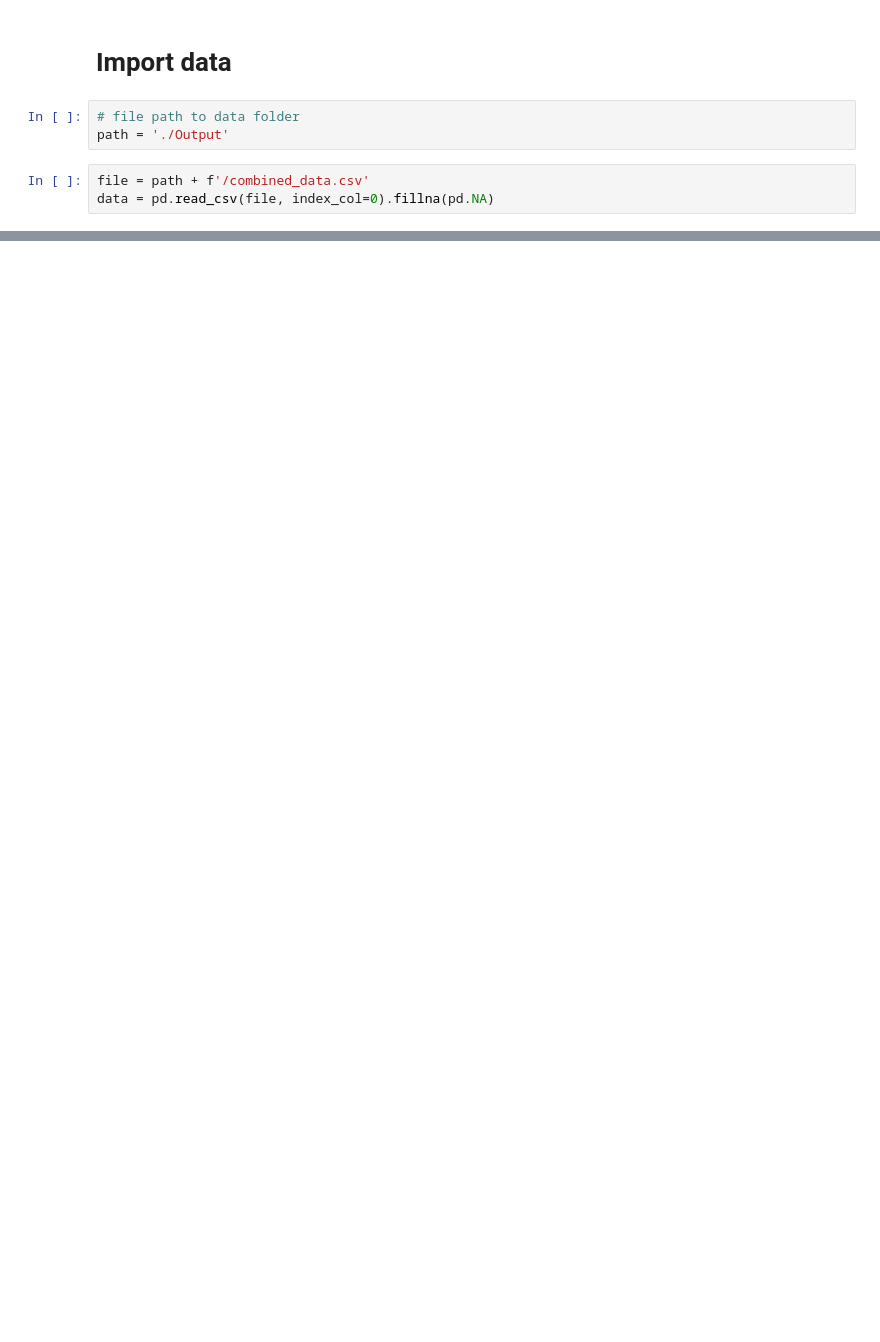
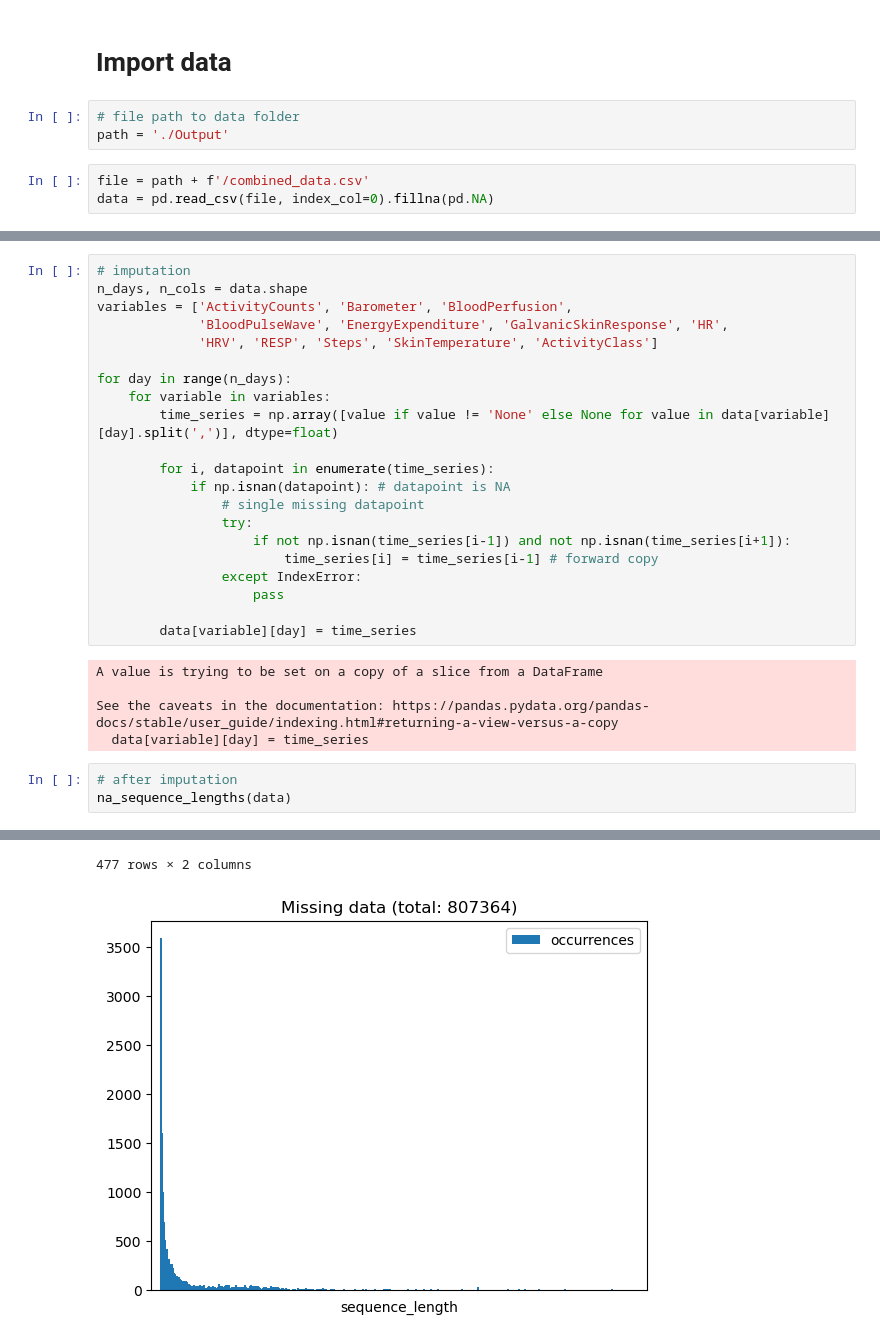
Before and after one commit to Yahnnosh/Sensor-Based-Modeling-of-Fatigue-Using-Transformer-Model, a Jupyter notebook: preproc_data.ipynb, the cells around one changed output, grey strips where cells are left out. Cells and saved outputs as stored; diff of their text form; blank space fills up the shorter version.

```diff
--- a/preproc_data.ipynb
+++ b/preproc_data.ipynb
@@ -301,0 +150,30 @@ plotter_spec(fig, day)
+# %%
+# imputation
+n_days, n_cols = data.shape
+variables = ['ActivityCounts', 'Barometer', 'BloodPerfusion',
+             'BloodPulseWave', 'EnergyExpenditure', 'GalvanicSkinResponse', 'HR',
+             'HRV', 'RESP', 'Steps', 'SkinTemperature', 'ActivityClass']
+
+for day in range(n_days):
+    for variable in variables:
+        time_series = np.array([value if value != 'None' else None for value in data[variable][day].split(',')], dtype=float)
+
+        for i, datapoint in enumerate(time_series):
+            if np.isnan(datapoint): # datapoint is NA
+                # single missing datapoint
+                try:
+                    if not np.isnan(time_series[i-1]) and not np.isnan(time_series[i+1]):
+                        time_series[i] = time_series[i-1] # forward copy
+                except IndexError:
+                    pass
+
+        data[variable][day] = time_series
+# %% [output]
+A value is trying to be set on a copy of a slice from a DataFrame
+
+See the caveats in the documentation: https://pandas.pydata.org/pandas-docs/stable/user_guide/indexing.html#returning-a-view-versus-a-copy
+  data[variable][day] = time_series
+# %%
+# after imputation
+na_sequence_lengths(data)
+# %% [output]
@@ -301,0 +192,2 @@ plotter_spec(fig, day)
+477 rows × 2 columns
+[figure, added]
```
Also changed, not shown: parts of 28 cells of this notebook, 4 other files.
